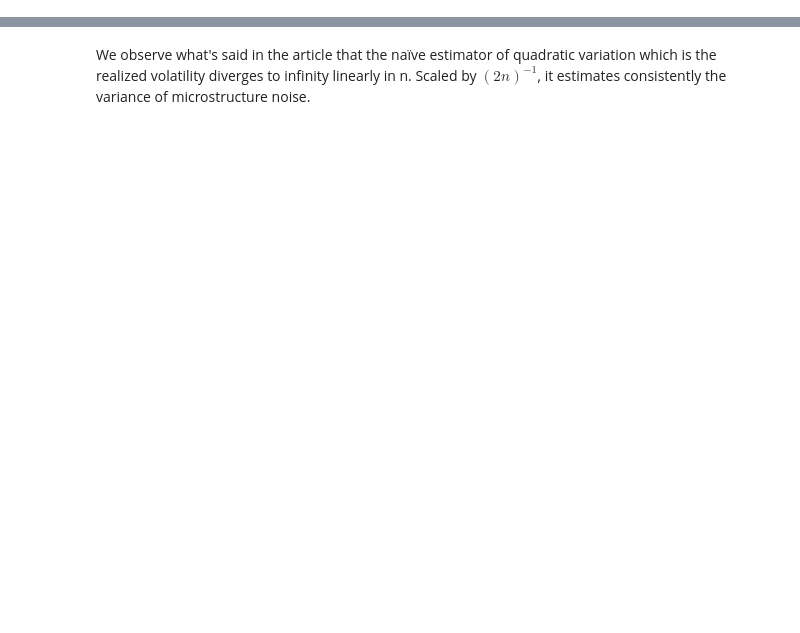
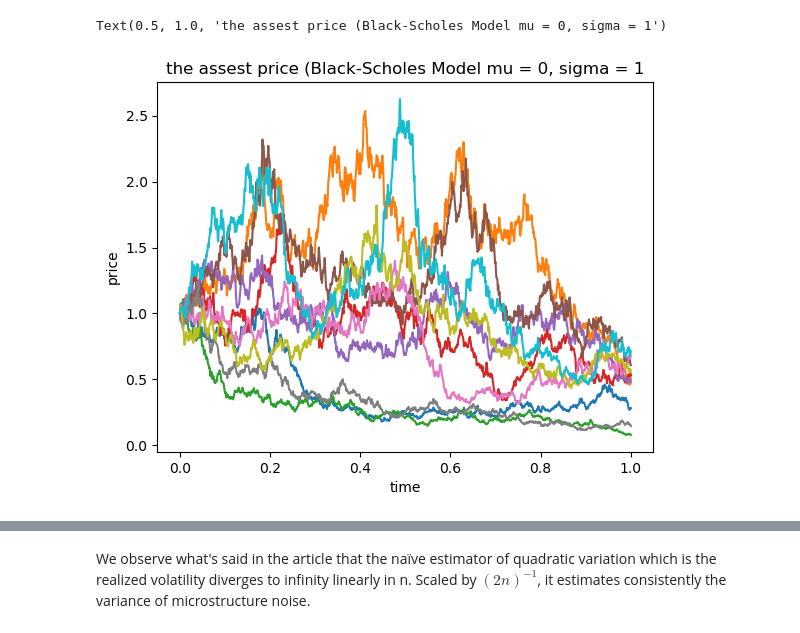
Before and after one commit to nicolassinott/HFT, a Jupyter notebook: Integrated_volatility/test.ipynb, the cells around one changed output, grey strips where cells are left out. Cells and saved outputs as stored; diff of their text form; code cells hidden in the pictures; blank space fills up the shorter version.

```diff
--- a/Integrated_volatility/test.ipynb
+++ b/Integrated_volatility/test.ipynb
@@ -48 +59,25 @@ def quadratic_variation(Z: np.ndarray, grid: np.ndarray)-> float:
+# %%
+# Simulating the assest price (Black-Scholes Model mu = 0, sigma = 1)
+
+sigma = 1
+mu = 0
+T = 1
+S0 = 1
+
+# n = 1000 subdivision
+n = 1000
+
+# N = 10 differents price path
+N = 10
+
+time = np.linspace(0, T, n+1)
+for _ in range(N) :
+    plt.plot(time, black_scholes_model(n, T, 1.0, mu, sigma))
+
+plt.xlabel('time')
+plt.ylabel('price')
+plt.title("the assest price (Black-Scholes Model mu = {}, sigma = {}".format(mu, sigma))
+# %% [output]
+Text(0.5, 1.0, 'the assest price (Black-Scholes Model mu = 0, sigma = 1')
+[figure, added]
 # %%
```
Also changed, not shown: parts of 6 cells of this notebook.
